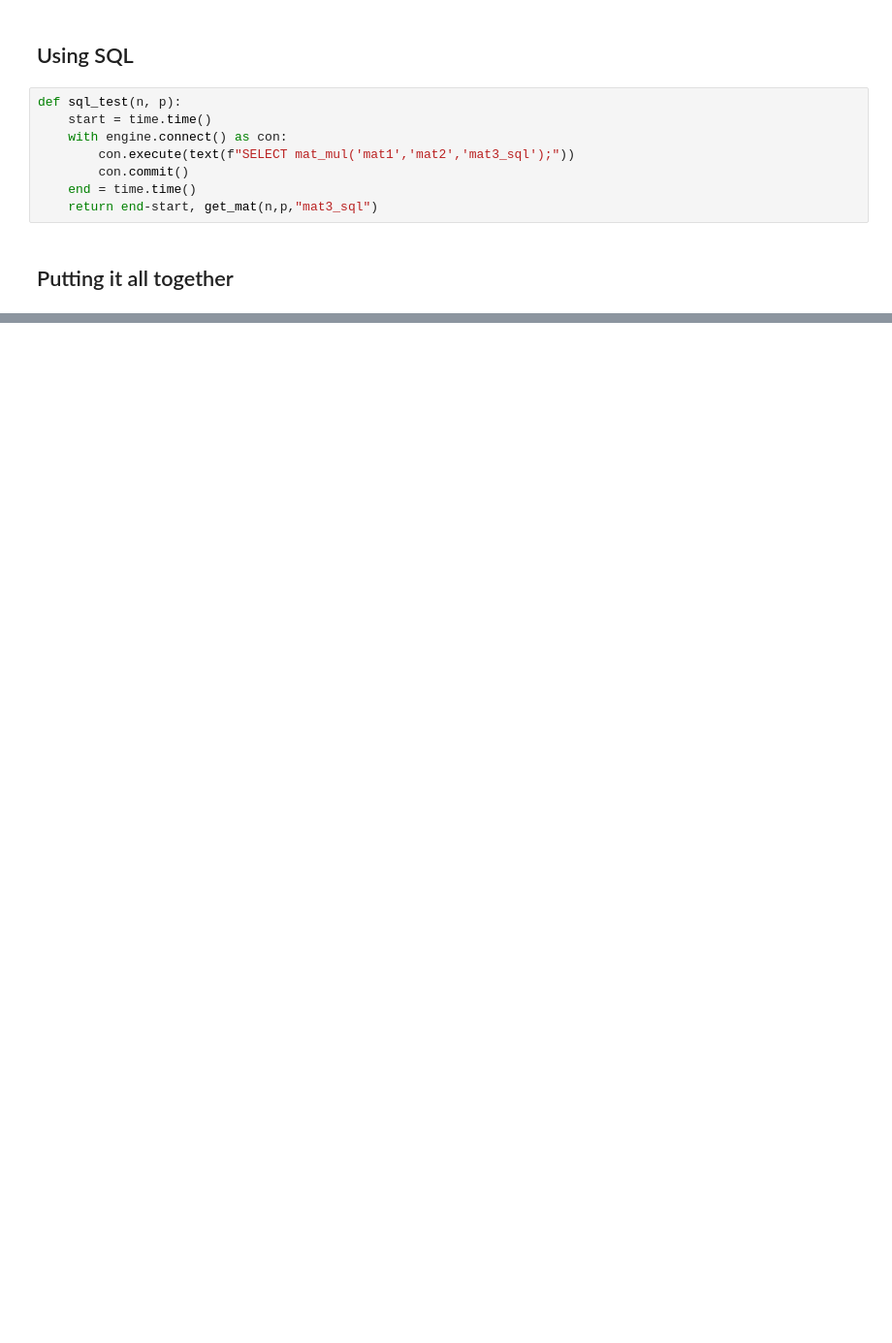
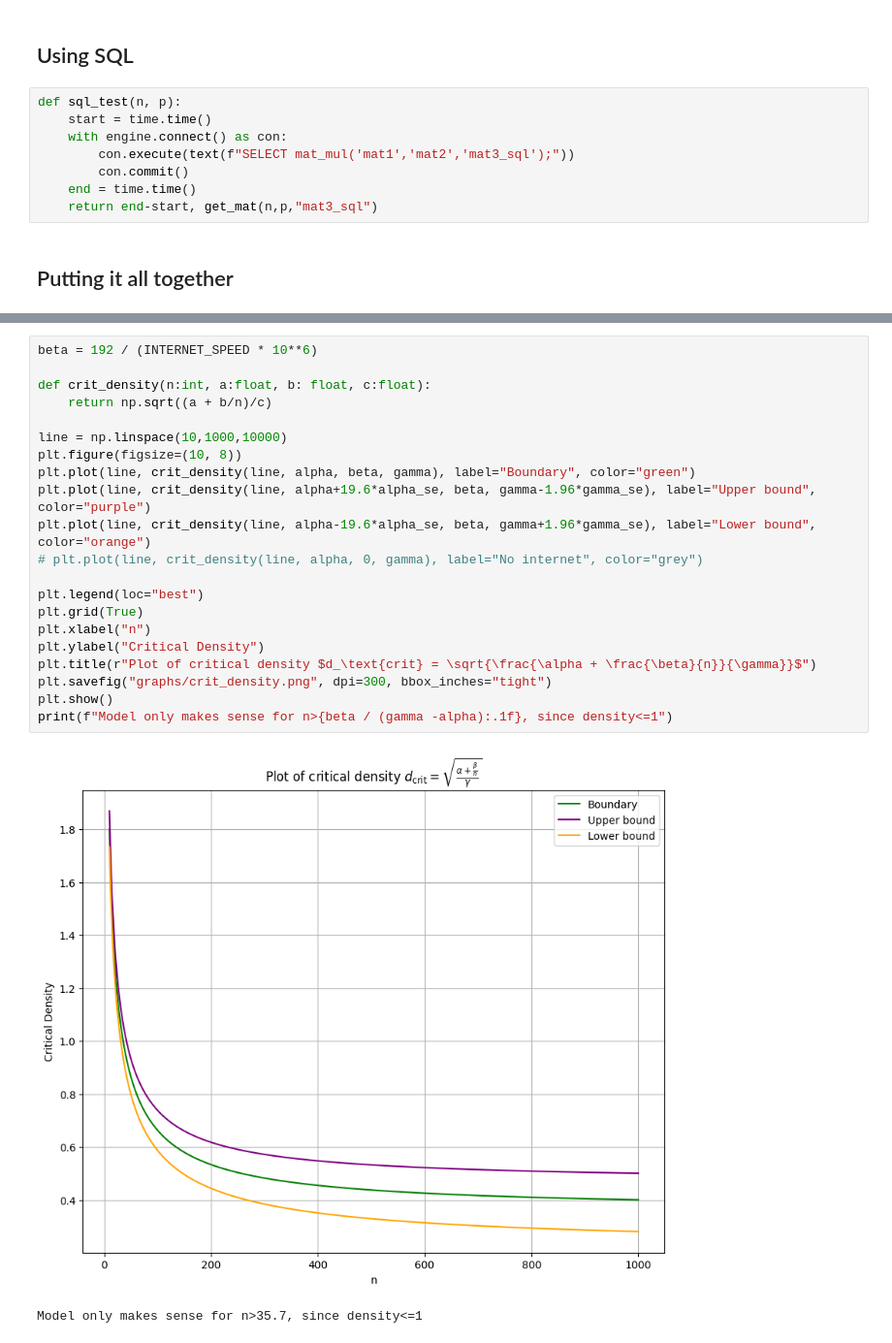
Before and after one commit to TristanHodgson/Linalg-sql, a Jupyter notebook: benchmark.ipynb, the cells around one changed output, grey strips where cells are left out. Shown: that part at 97% size. Drawn from its saved outputs; the diff is of its cells as text; blank space fills up the shorter version.

```diff
--- a/benchmark.ipynb
+++ b/benchmark.ipynb
@@ -144 +255,25 @@ def trial(xs, delay_time:bool, sparse_proportion: float, tests:int=3):
+# %%
+beta = 192 / (INTERNET_SPEED * 10**6)
+
+def crit_density(n:int, a:float, b: float, c:float):
+    return np.sqrt((a + b/n)/c)
+
+line = np.linspace(10,1000,10000)
+plt.figure(figsize=(10, 8))
+plt.plot(line, crit_density(line, alpha, beta, gamma), label="Boundary", color="green")
+plt.plot(line, crit_density(line, alpha+19.6*alpha_se, beta, gamma-1.96*gamma_se), label="Upper bound", color="purple")
+plt.plot(line, crit_density(line, alpha-19.6*alpha_se, beta, gamma+1.96*gamma_se), label="Lower bound", color="orange")
+# plt.plot(line, crit_density(line, alpha, 0, gamma), label="No internet", color="grey")
+
+plt.legend(loc="best")
+plt.grid(True)
+plt.xlabel("n")
+plt.ylabel("Critical Density")
+plt.title(r"Plot of critical density $d_\text{crit} = \sqrt{\frac{\alpha + \frac{\beta}{n}}{\gamma}}$")
+plt.savefig("graphs/crit_density.png", dpi=300, bbox_inches="tight")
+plt.show()
+print(f"Model only makes sense for n>{beta / (gamma -alpha):.1f}, since density<=1")
+# %% [output]
+[figure, added]
+Model only makes sense for n>35.7, since density<=1
 # %% [markdown]
```
Also changed, not shown: parts of 23 cells of this notebook, 9 other files.
